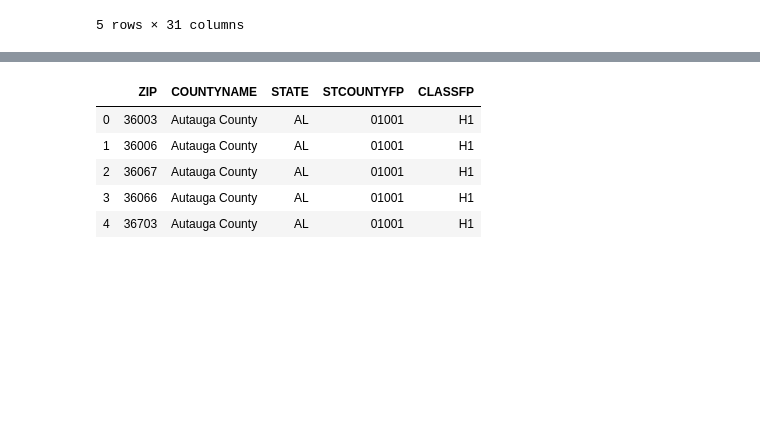
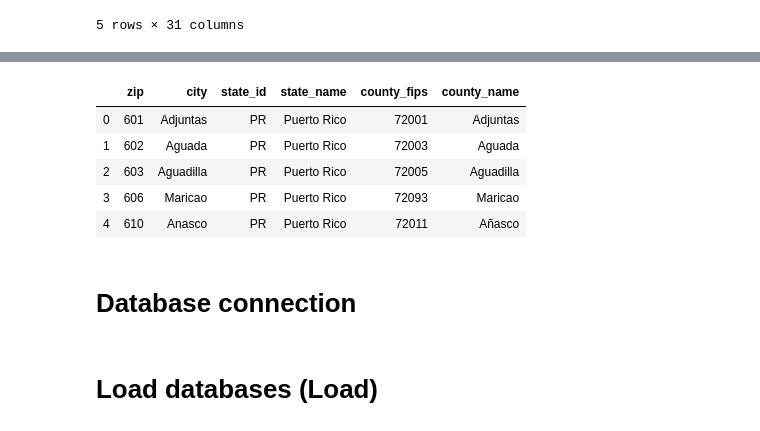
Before and after one commit to bishdj22/ETL_Project_HousingData, a Jupyter notebook: Intial_Cleansing_2018.ipynb, the cells around one changed output, grey strips where cells are left out. Cells and saved outputs as stored; diff of their text form; code cells hidden in the pictures; blank space fills up the shorter version.

```diff
--- a/Intial_Cleansing_2018.ipynb
+++ b/Intial_Cleansing_2018.ipynb
@@ -65,5 +69,5 @@ final_housing_2018_df.head()
 # %%
-zip_df=pd.read_csv('/Users/maheshdivakarannair/Documents/GitHub/ETL_Project_HousingData/Resources/ZIP-COUNTY-FIPS_2017-06-2.csv')
+zip_df=pd.read_excel('/Users/maheshdivakarannair/Documents/GitHub/ETL_Project_HousingData/Resources/uszips.xlsx')
 # %%
 zip_df.head()
 # %% [output]
@@ -76,17 +80,21 @@ zip_df.head()
-# %%
-zip_df['STCOUNTYFP'] = zip_df['STCOUNTYFP'].astype(str).str.zfill(5)
+# %%
+final_zip_df = zip_df[['zip','city','state_id','state_name','county_fips','county_name']]
 # %%
-zip_df.head()
+final_zip_df.head()
 # %% [output]
-|  | ZIP | COUNTYNAME | STATE | STCOUNTYFP | CLASSFP |
-| 0 | 36003 | Autauga County | AL | 01001 | H1 |
-| 1 | 36006 | Autauga County | AL | 01001 | H1 |
-| 2 | 36067 | Autauga County | AL | 01001 | H1 |
-| 3 | 36066 | Autauga County | AL | 01001 | H1 |
-| 4 | 36703 | Autauga County | AL | 01001 | H1 |
+|  | zip | city | state_id | state_name | county_fips | county_name |
+| 0 | 601 | Adjuntas | PR | Puerto Rico | 72001 | Adjuntas |
+| 1 | 602 | Aguada | PR | Puerto Rico | 72003 | Aguada |
+| 2 | 603 | Aguadilla | PR | Puerto Rico | 72005 | Aguadilla |
+| 3 | 606 | Maricao | PR | Puerto Rico | 72093 | Maricao |
+| 4 | 610 | Anasco | PR | Puerto Rico | 72011 | Añasco |
+# %% [markdown]
+# Database connection
 # %%
 rds_connection_string = "mahesh1:mahesh@localhost:5432/housing_db"
 engine = create_engine(f'postgresql://{rds_connection_string}')
+# %% [markdown]
+# Load databases (Load)
 # %%
 final_housing_2018_df.to_sql(name='single_family_property_type', con=engine, if_exists='append', index=False)
 # %%
```
Also changed, not shown: parts of 14 cells of this notebook, 5 other files.
